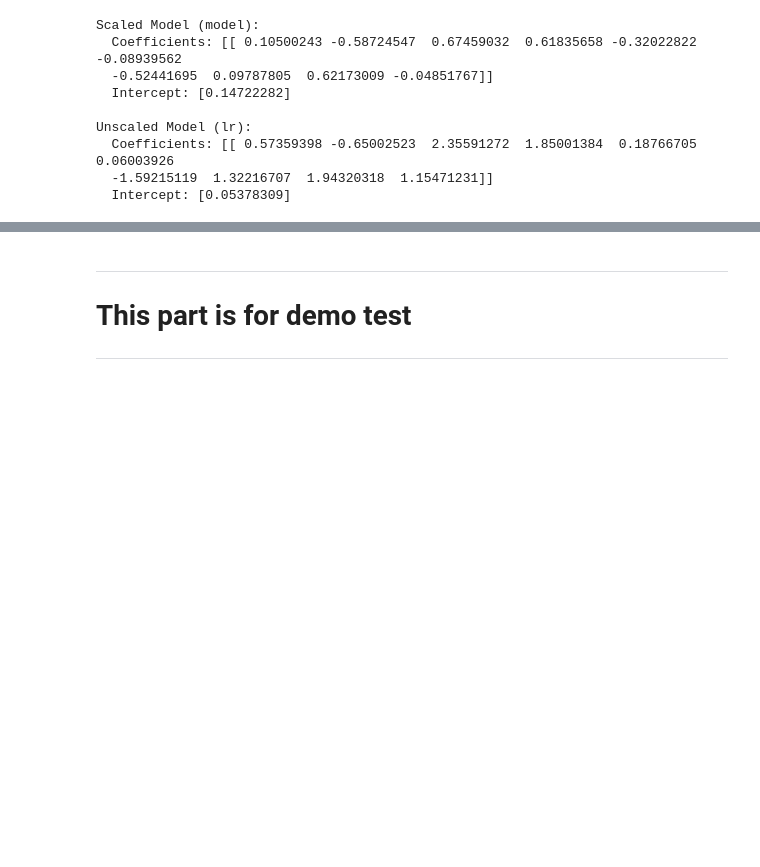
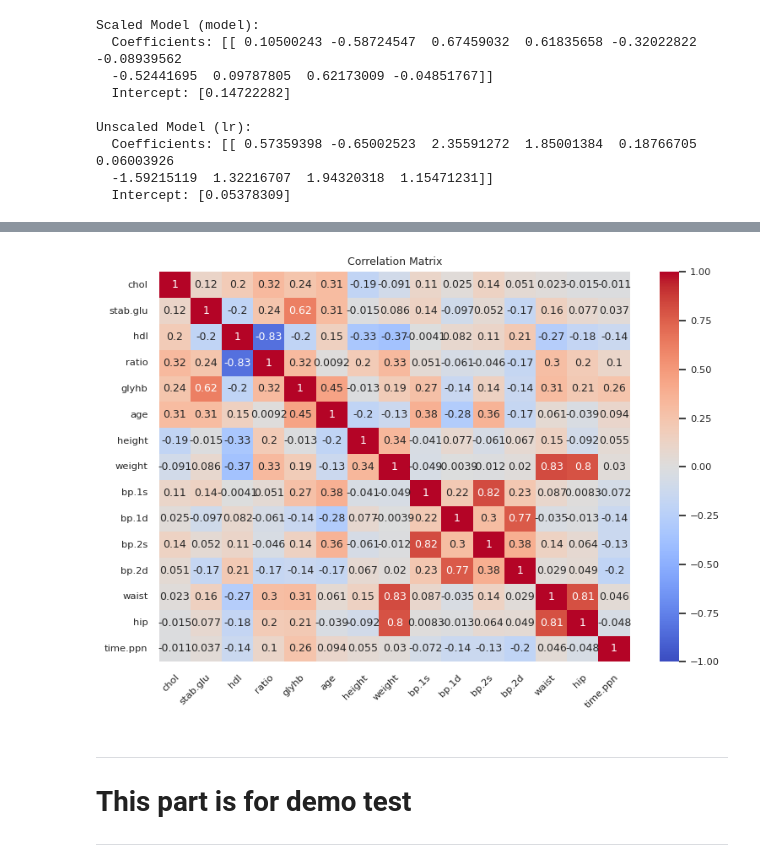
Before and after one commit to Thaer-F-Ali/Logistitc_Regression_Implimitation, a Jupyter notebook: logistic_regression_implimintaion.ipynb, the cells around one changed output, grey strips where cells are left out. Cells and saved outputs as stored; diff of their text form; code cells hidden in the pictures; blank space fills up the shorter version.

```diff
--- a/logistic_regression_implimintaion.ipynb
+++ b/logistic_regression_implimintaion.ipynb
@@ -156,0 +239,4 @@ Unscaled Model (lr):
+# %%
+# Cleaning dat
+# Droping all missing values
+diab_data = diab_data.dropna(how='any')
@@ -157 +263,33 @@ Unscaled Model (lr):
+# %%
+# Converting string data to number (Location, Gender, and Fram)
+gender_map = {
+    'Female': 0,
+    'Male': 1
+}
+diab_data['gender'] = diab_data['gender'].map(gender_map)
+
+location_map = {
+    'Urban': 0,
+    'Rural': 1
+}
+diab_data['location'] = diab_data['location'].map(location_map)
+
+fram_map = {
+    'No': 0,
+    'Yes': 1
+}
+diab_data['frame'] = diab_data['frame'].map(fram_map)
+# %%
+corr = diab_data.drop(['id','location', 'gender','frame'], axis =1).corr('spearman')
+plt.figure(figsize=(9,6))
+sns.set(font_scale=0.75)
+ax = sns.heatmap(corr, vmin=-1, center=0, vmax=1, annot=True, cmap='coolwarm')
+# Rotate x-axis labels (column names)
+plt.setp(ax.get_xticklabels(), rotation=45, ha="right", rotation_mode="anchor")
+# Rotate y-axis labels (column names)
+plt.setp(ax.get_yticklabels(), rotation=0)
+plt.title('Correlation Matrix')
+plt.show()
+# %% [output]
+[figure, added]
 # %% [markdown]
```
Also changed, not shown: parts of 7 cells of this notebook.
